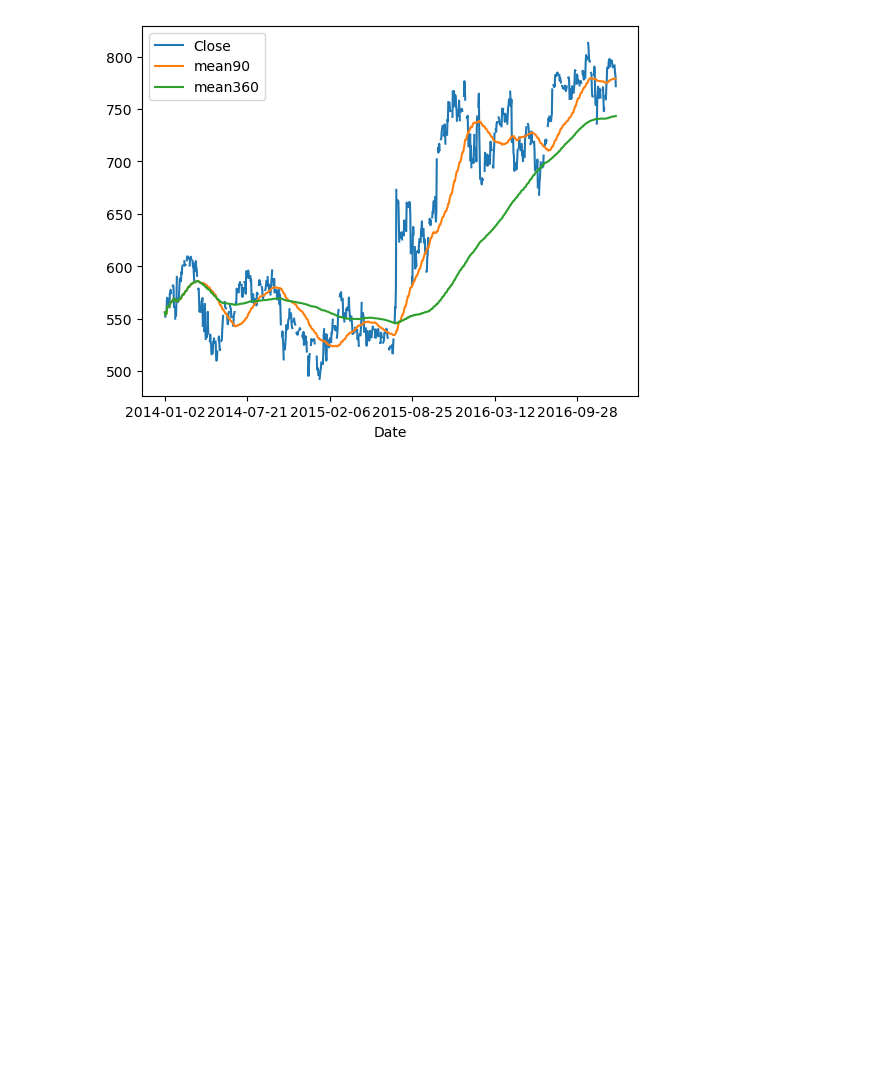
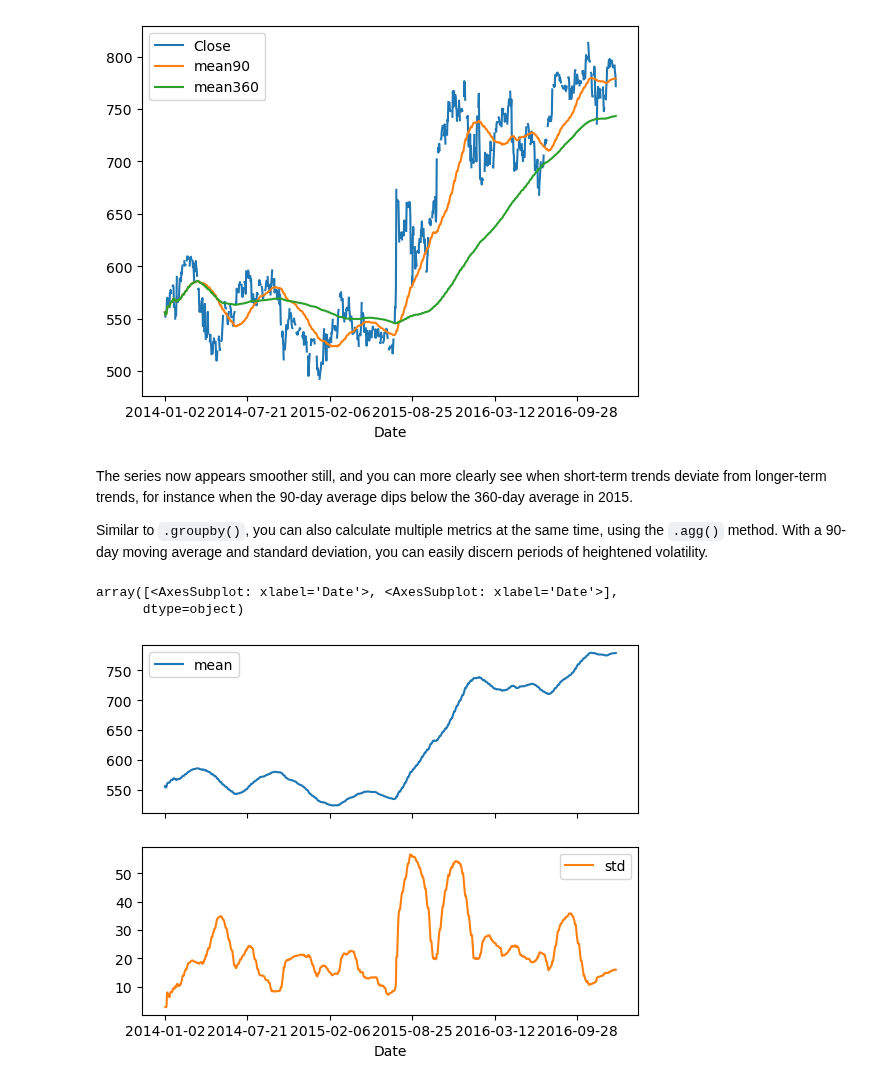
Before and after one commit to johnwslee/Data_Science_Libraries, a Jupyter notebook: pandas/Medium_Manipulating_Timeseries_Data_in_Python.ipynb, the cells around one changed output. Cells and saved outputs as stored; diff of their text form; code cells hidden in the pictures; blank space fills up the shorter version.

```diff
--- a/pandas/Medium_Manipulating_Timeseries_Data_in_Python.ipynb
+++ b/pandas/Medium_Manipulating_Timeseries_Data_in_Python.ipynb
@@ -618,3 +623,14 @@ data.plot()
 # %% [output]
 <AxesSubplot: xlabel='Date'>
 [figure]
+# %% [markdown]
+The series now appears smoother still, and you can more clearly see when short-term trends deviate from longer-term trends, for instance when the 90-day average dips below the 360-day average in 2015.
+
+Similar to `.groupby()`, you can also calculate multiple metrics at the same time, using the `.agg()` method. With a 90-day moving average and standard deviation, you can easily discern periods of heightened volatility.
+# %%
+r = data["Close"].rolling(90, min_periods=1).agg(["mean", "std"])
+r.plot(subplots=True)
+# %% [output]
+array([<AxesSubplot: xlabel='Date'>, <AxesSubplot: xlabel='Date'>],
+      dtype=object)
+[figure, added]
```
Also changed, not shown: parts of 51 cells of this notebook.
